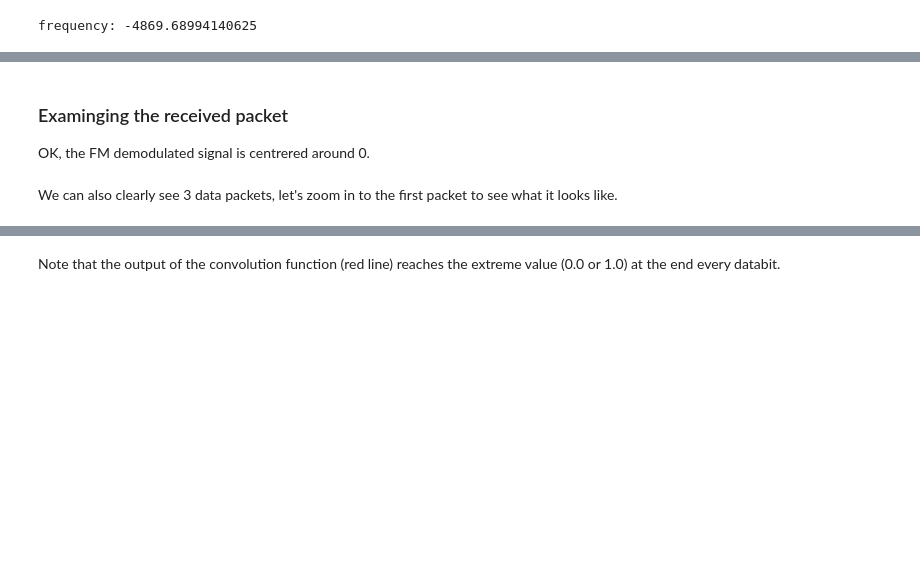
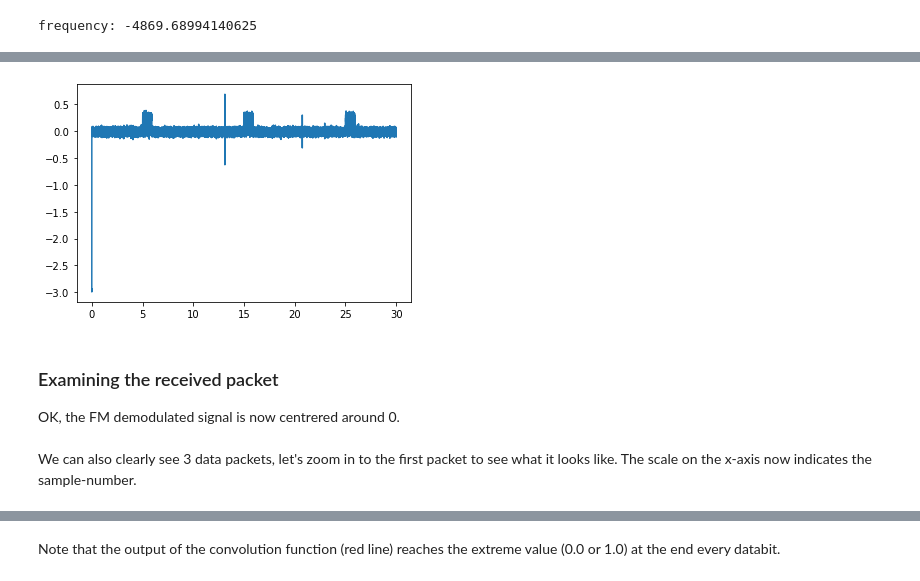
Before and after one commit to on1arf/sdr-python, a Jupyter notebook: efr_teleswitch.ipynb, the cells around one changed output, grey strips where cells are left out. Cells and saved outputs as stored; diff of their text form; code cells hidden in the pictures; blank space fills up the shorter version.

```diff
--- a/efr_teleswitch.ipynb
+++ b/efr_teleswitch.ipynb
@@ -136,13 +150,15 @@ There is an offset of the FM demodalator (due to a small frequency offset betwee
 # %%
 ad2=ad-ad.mean()
 
 # plot the result
-plt.plot(ad2)
+plt.plot(t,ad2)
 plt.show()
+# %% [output]
+[figure, added]
 # %% [markdown]
-### Examinging the received packet
-OK, the FM demodulated signal is centrered around 0.<br>
-<br>We can also clearly see 3 data packets, let's zoom in to the first packet to see what it looks like.
+### Examining the received packet
+OK, the FM demodulated signal is now centrered around 0.<br>
+<br>We can also clearly see 3 data packets, let's zoom in to the first packet to see what it looks like. The scale on the x-axis now indicates the sample-number.
 # %%
 plt.plot(ad2)
 plt.xlim(39000,48000)
```
Also changed, not shown: parts of 31 cells of this notebook.
